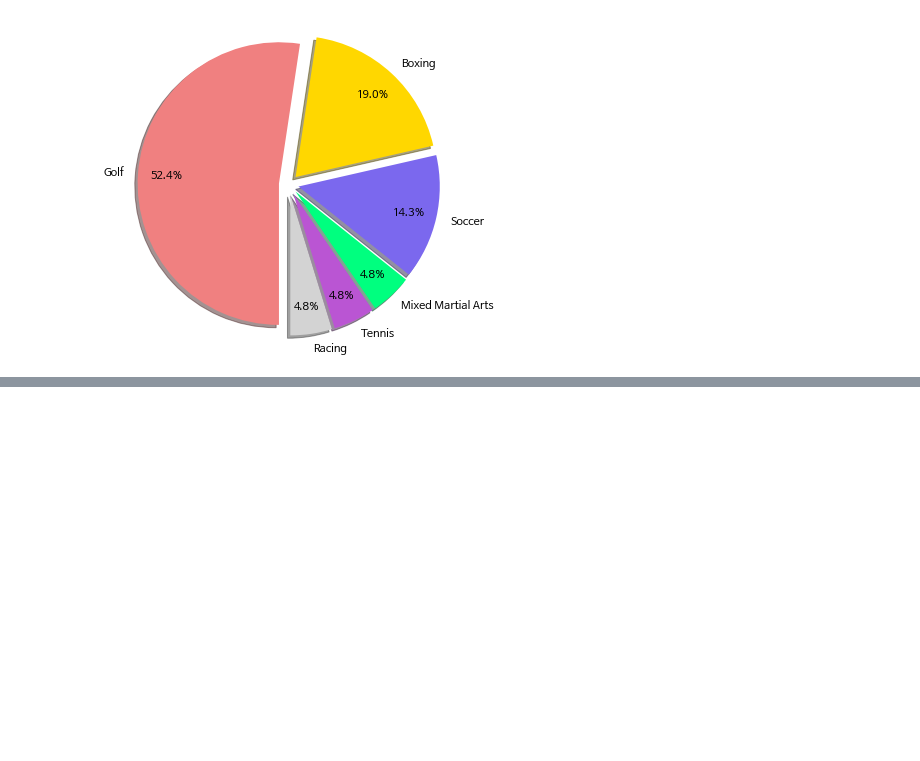
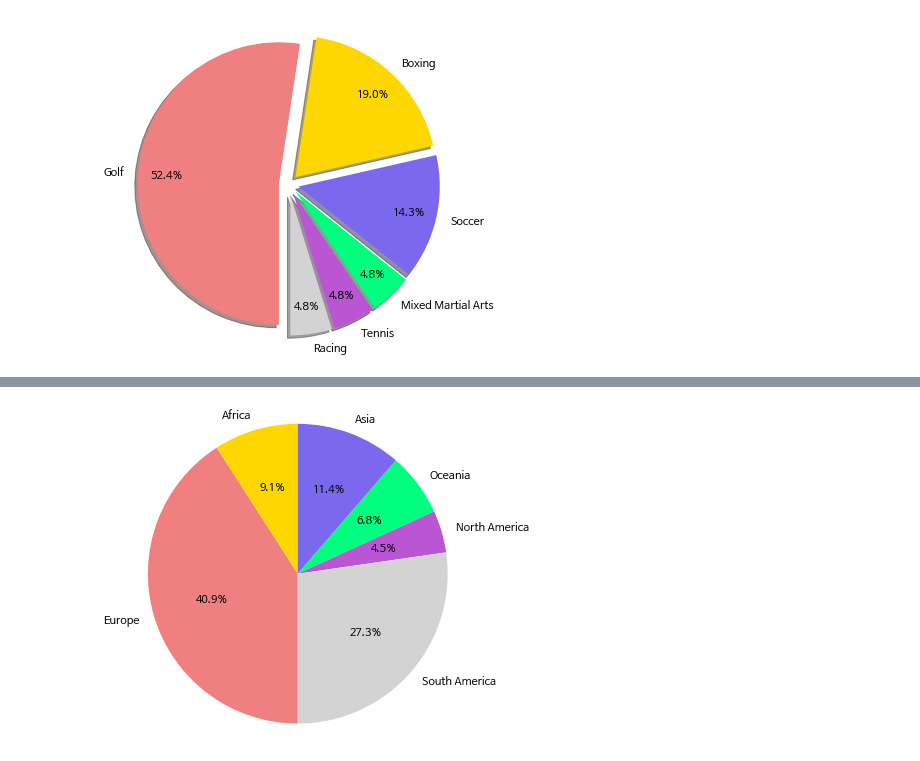
Before and after one commit to gjsin1105/DAP__, a Jupyter notebook: FinalProject(201811895).ipynb, the cells around one changed output, grey strips where cells are left out. Cells and saved outputs as stored; diff of their text form; code cells hidden in the pictures; blank space fills up the shorter version.

```diff
--- a/FinalProject(201811895).ipynb
+++ b/FinalProject(201811895).ipynb
@@ -296,0 +282,4 @@ plt.show()
+# %%
+data = {'Total Earnings' : [8717.1, 423.4, 1538, 297.2, 25912.6, 4145.3], 'Athlete Count' : [18, 4, 5, 3, 2, 12]}
+ndf = pd.DataFrame(data , index=['Europe', 'Africa', 'Asia', 'Oceania', 'North America', 'South America'])
+ndf
@@ -296,0 +294,10 @@ plt.show()
+# %%
+fig, ax = plt.subplots(figsize=(6,6))
+continent = [sport for sport in ndf.index]
+colors = ['lightcoral', 'gold', 'mediumslateblue', 'springgreen', 'mediumorchid','lightgrey']
+ax.pie(ndf['Athlete Count'], labels=continent,
+       autopct="%1.1f%%", startangle=270, counterclock=False, colors=colors)
+ax.axis('equal')
+plt.show()
+# %% [output]
+[figure, added]
```
Also changed, not shown: parts of 8 cells of this notebook.
